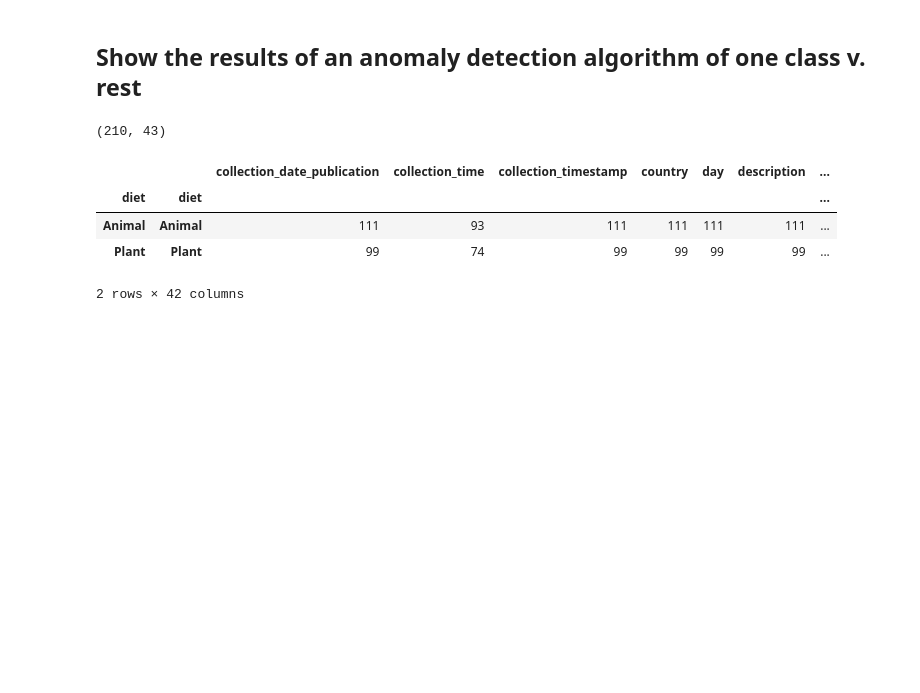
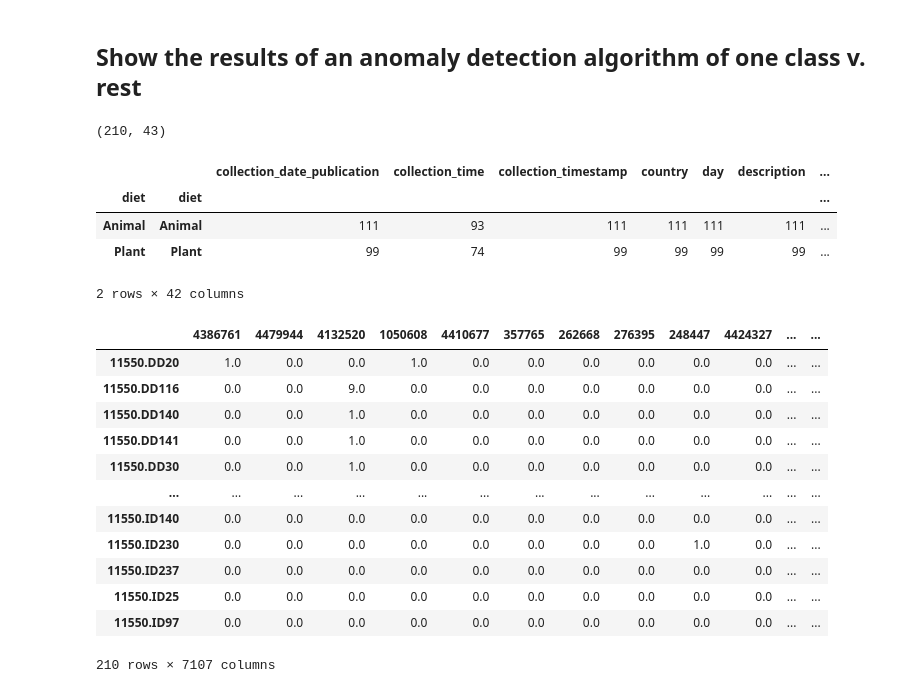
Before and after one commit to gwarmstrong/q2-anomaly-detection, a Jupyter notebook: notebooks/diet-intervention-benchmark.ipynb, the cells around one changed output. Cells and saved outputs as stored; diff of their text form; code cells hidden in the pictures; blank space fills up the shorter version.

```diff
--- a/notebooks/diet-intervention-benchmark.ipynb
+++ b/notebooks/diet-intervention-benchmark.ipynb
@@ -234,3 +244,19 @@ submetadata.groupby([TRUTH_CATEGORY, 'diet']).agg('count')
 | Animal | Animal | 111 | 93 | 111 | 111 | 111 | 111 | ... |
 | Plant | Plant | 99 | 74 | 99 | 99 | 99 | 99 | ... |
 2 rows × 42 columns
+# %%
+as_dense(subtable)
+# %% [output]
+|  | 4386761 | 4479944 | 4132520 | 1050608 | 4410677 | 357765 | 262668 | 276395 | 248447 | 4424327 | ... | ... |
+| 11550.DD20 | 1.0 | 0.0 | 0.0 | 1.0 | 0.0 | 0.0 | 0.0 | 0.0 | 0.0 | 0.0 | ... | ... |
+| 11550.DD116 | 0.0 | 0.0 | 9.0 | 0.0 | 0.0 | 0.0 | 0.0 | 0.0 | 0.0 | 0.0 | ... | ... |
+| 11550.DD140 | 0.0 | 0.0 | 1.0 | 0.0 | 0.0 | 0.0 | 0.0 | 0.0 | 0.0 | 0.0 | ... | ... |
+| 11550.DD141 | 0.0 | 0.0 | 1.0 | 0.0 | 0.0 | 0.0 | 0.0 | 0.0 | 0.0 | 0.0 | ... | ... |
+| 11550.DD30 | 0.0 | 0.0 | 1.0 | 0.0 | 0.0 | 0.0 | 0.0 | 0.0 | 0.0 | 0.0 | ... | ... |
+| ... | ... | ... | ... | ... | ... | ... | ... | ... | ... | ... | ... | ... |
+| 11550.ID140 | 0.0 | 0.0 | 0.0 | 0.0 | 0.0 | 0.0 | 0.0 | 0.0 | 0.0 | 0.0 | ... | ... |
+| 11550.ID230 | 0.0 | 0.0 | 0.0 | 0.0 | 0.0 | 0.0 | 0.0 | 0.0 | 1.0 | 0.0 | ... | ... |
+| 11550.ID237 | 0.0 | 0.0 | 0.0 | 0.0 | 0.0 | 0.0 | 0.0 | 0.0 | 0.0 | 0.0 | ... | ... |
+| 11550.ID25 | 0.0 | 0.0 | 0.0 | 0.0 | 0.0 | 0.0 | 0.0 | 0.0 | 0.0 | 0.0 | ... | ... |
+| 11550.ID97 | 0.0 | 0.0 | 0.0 | 0.0 | 0.0 | 0.0 | 0.0 | 0.0 | 0.0 | 0.0 | ... | ... |
+210 rows × 7107 columns
```
Also changed, not shown: parts of 9 cells of this notebook, 5 other files.
